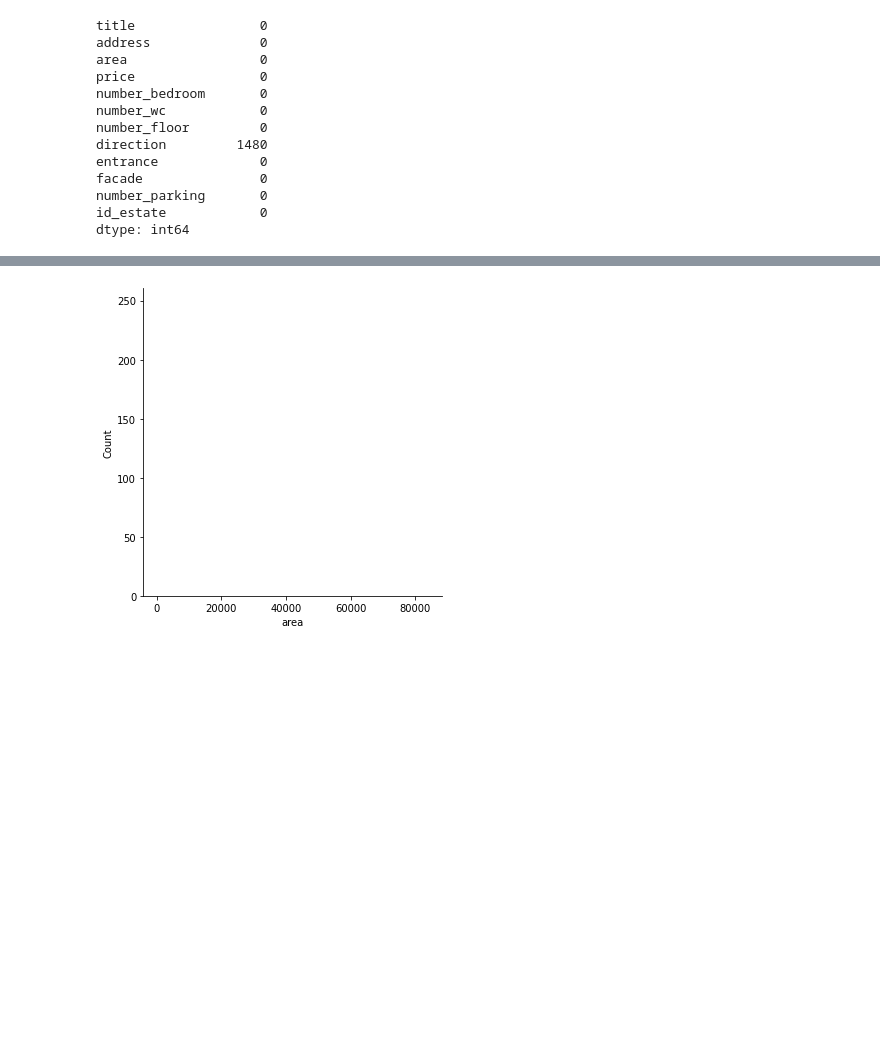
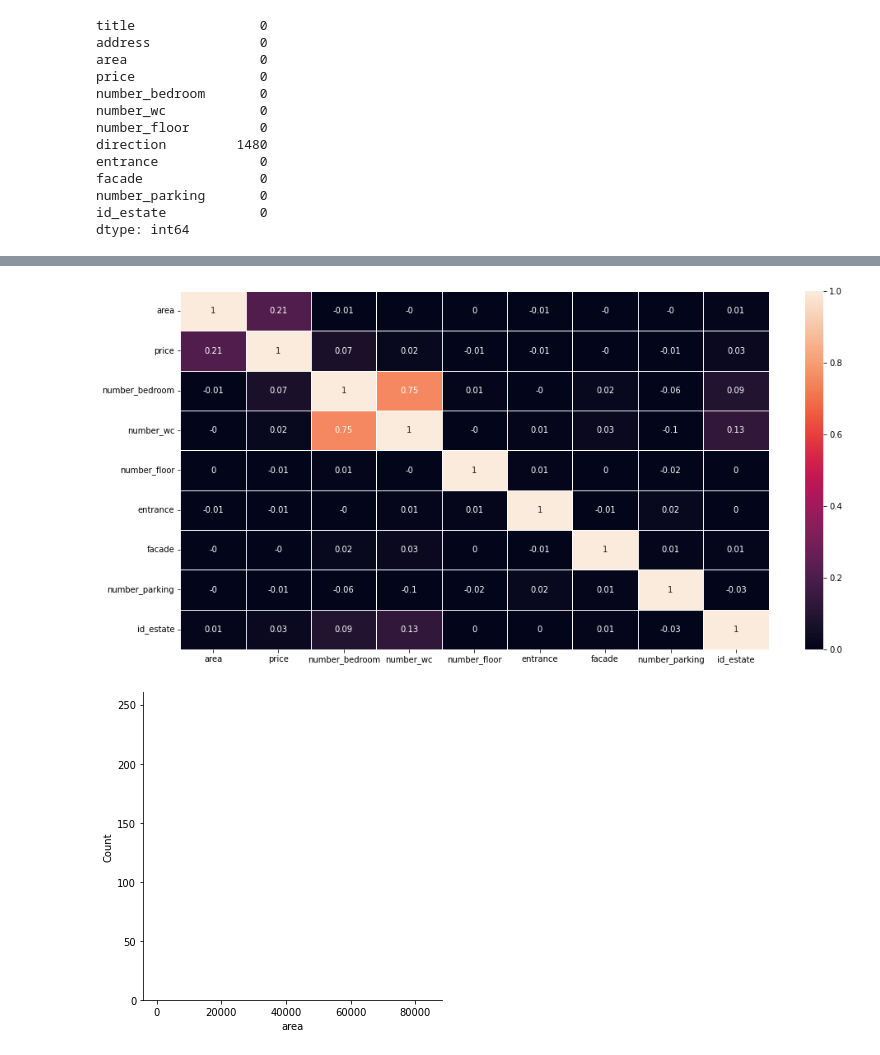
Before and after one commit to lythanhhai/Crawl_Real_Estate, a Jupyter notebook: EDA.ipynb, the cells around one changed output, grey strips where cells are left out. Drawn from its saved outputs; the diff is of its cells as text; code cells hidden in the pictures; blank space fills up the shorter version.

```diff
--- a/EDA.ipynb
+++ b/EDA.ipynb
@@ -8,7 +8,7 @@ import matplotlib.pyplot as plt
 import seaborn as sns
 from scipy.stats import norm
 # %%
-data = pd.read_csv("/home/binbin/University/semester2_2122/Data_Science/Ck/rawData.csv")
+data = pd.read_csv("rawData.csv")
 #data.drop(columns=['Unnamed: 12', 'Unnamed: 13'],inplace=True)
 # %%
 data.columns
@@ -161,6 +185,13 @@ data1.head()
 | 2 | Duy nhất căn 2 ngủ tầng đẹp giá 1... | Hà Nội | 65.0 | 1.70 | 2.0 | 2.0 | 20.0 | NaN | 30.0 | ... |
 | 3 | Nhận nhà ở ngay không lo trả lãi ... | Hà Nội | 69.0 | 1.93 | 2.0 | 2.0 | 20.0 | NaN | 30.0 | ... |
 | 4 | Chính chủ bán căn hộ chung cư cit... | Bình Dương | 114.0 | 3.05 | 3.0 | 2.0 | 16.0 | NaN | 50.0 | ... |
+# %%
+corr = data1.corr().round(2)
+mask = np.zeros_like(corr)
+plt.subplots(figsize=(16, 8))
+ax = sns.heatmap(corr, vmin=0, vmax=1, annot=True, linewidths=.5)
+# %% [output]
+[figure, added]
 # %%
 # fig, axes = plt.subplots(3, 3, figsize=(20, 12))
 
```
Also changed, not shown: parts of 1 cell of this notebook.
